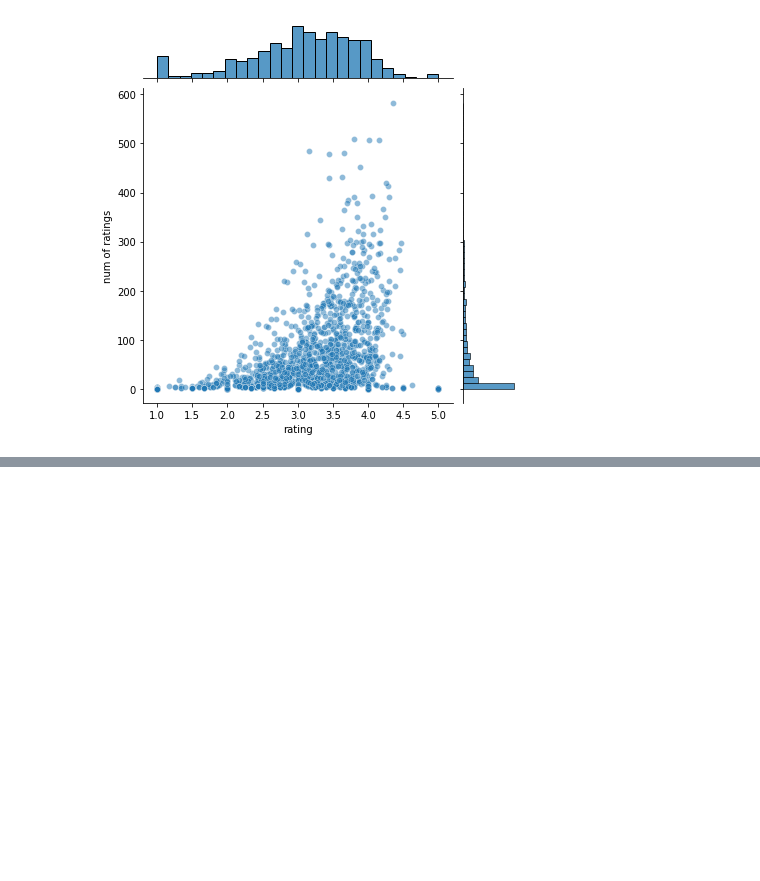
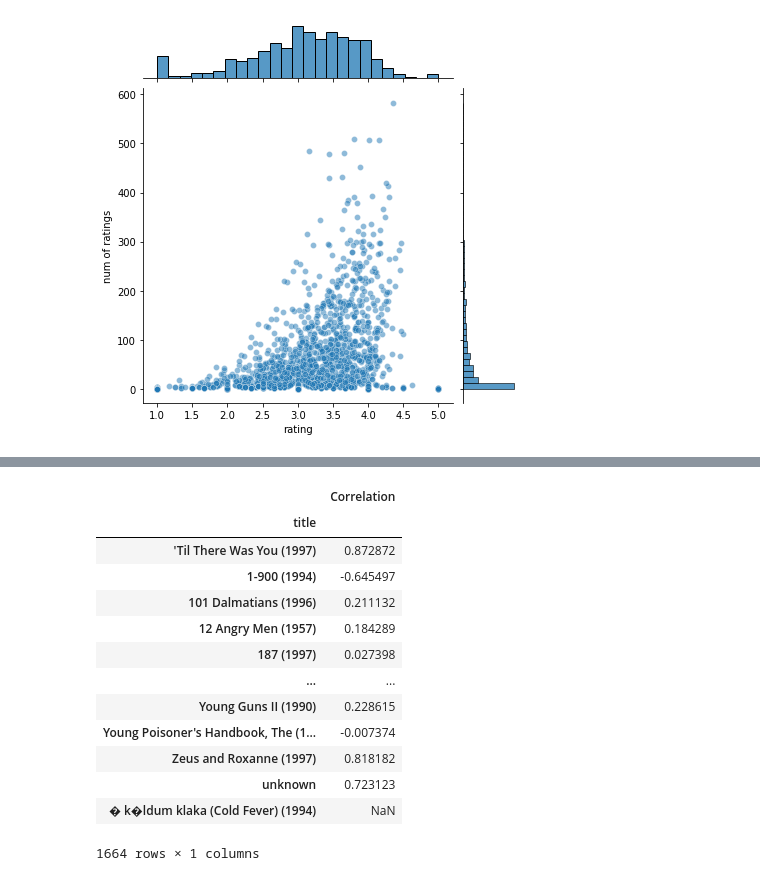
Before and after one commit to RGTechno/DataScience_Python, a Jupyter notebook: Recommendation System/recommender.ipynb, the cells around one changed output, grey strips where cells are left out. Saved outputs shown, nothing was run; the diff lists cells and outputs as text; code cells hidden in the pictures; blank space fills up the shorter version.

```diff
--- a/Recommendation System/recommender.ipynb
+++ b/Recommendation System/recommender.ipynb
@@ -168,0 +209,3 @@ sns.jointplot(x="rating",y="num of ratings",data=ratings,alpha=0.5)
+# %%
+starwars_user_ratings = movieMatrix["Star Wars (1977)"]
+starwars_user_ratings.head()
@@ -168,0 +220,2 @@ sns.jointplot(x="rating",y="num of ratings",data=ratings,alpha=0.5)
+# %%
+starwars_corr = movieMatrix.corrwith(starwars_user_ratings)
@@ -168,0 +236,17 @@ sns.jointplot(x="rating",y="num of ratings",data=ratings,alpha=0.5)
+# %%
+corr_starwars
+# %% [output]
+|  | Correlation |
+| title |  |
+| 'Til There Was You (1997) | 0.872872 |
+| 1-900 (1994) | -0.645497 |
+| 101 Dalmatians (1996) | 0.211132 |
+| 12 Angry Men (1957) | 0.184289 |
+| 187 (1997) | 0.027398 |
+| ... | ... |
+| Young Guns II (1990) | 0.228615 |
+| Young Poisoner's Handbook, The (1... | -0.007374 |
+| Zeus and Roxanne (1997) | 0.818182 |
+| unknown | 0.723123 |
+| � k�ldum klaka (Cold Fever) (1994) | NaN |
+1664 rows × 1 columns
```
Also changed, not shown: parts of 17 cells of this notebook.
